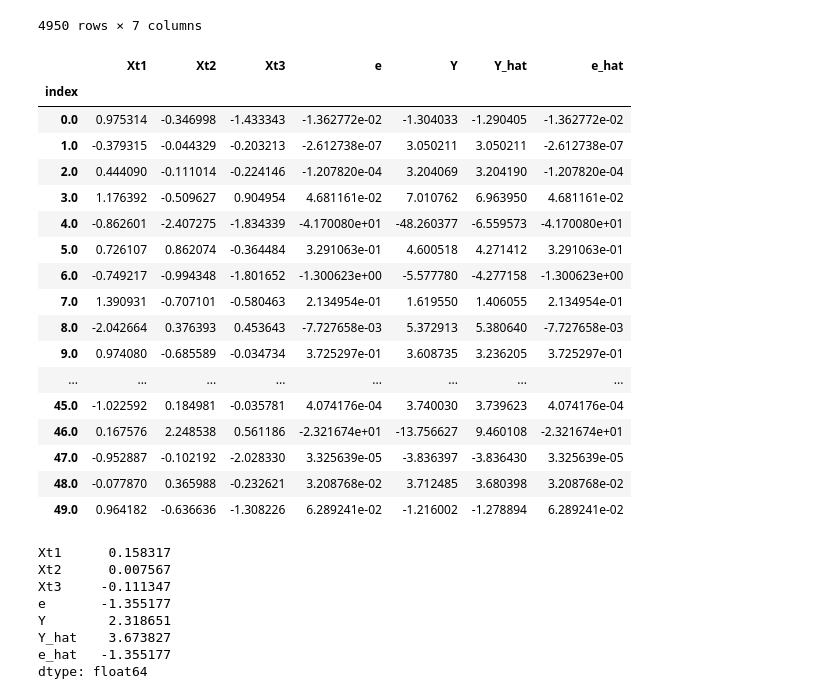
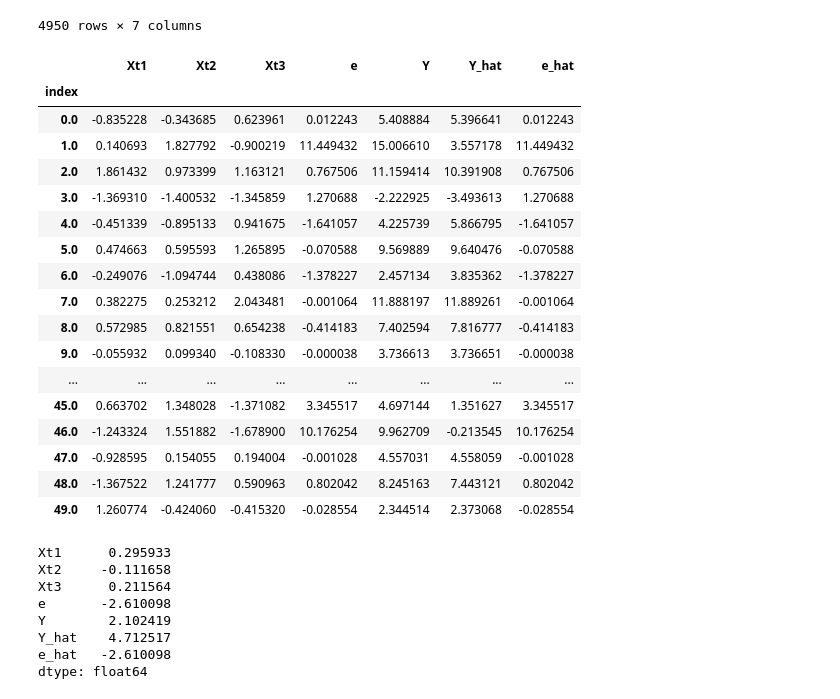
Before and after one commit to iam-fern/Research, a Jupyter notebook: ex_sampling_generate_data.ipynb, the cells around one changed output. Drawn from its saved outputs; the diff is of its cells as text; code cells hidden in the pictures.

```diff
--- a/ex_sampling_generate_data.ipynb
+++ b/ex_sampling_generate_data.ipynb
@@ -91,37 +93,37 @@ table
 4950 rows × 7 columns
 # %%
 # แสดงค่าของ Replicate ที่ 1.0
-new_table = table.loc[1]
+new_table = table.loc[27]
 new_table
 # %% [output]
 |  | Xt1 | Xt2 | Xt3 | e | Y | Y_hat | e_hat |
 | index |  |  |  |  |  |  |  |
-| 0.0 | 0.975314 | -0.346998 | -1.433343 | -1.362772e-02 | -1.304033 | -1.290405 | -1.362772e-02 |
-| 1.0 | -0.379315 | -0.044329 | -0.203213 | -2.612738e-07 | 3.050211 | 3.050211 | -2.612738e-07 |
-| 2.0 | 0.444090 | -0.111014 | -0.224146 | -1.207820e-04 | 3.204069 | 3.204190 | -1.207820e-04 |
-| 3.0 | 1.176392 | -0.509627 | 0.904954 | 4.681161e-02 | 7.010762 | 6.963950 | 4.681161e-02 |
-| 4.0 | -0.862601 | -2.407275 | -1.834339 | -4.170080e+01 | -48.260377 | -6.559573 | -4.170080e+01 |
-| 5.0 | 0.726107 | 0.862074 | -0.364484 | 3.291063e-01 | 4.600518 | 4.271412 | 3.291063e-01 |
-| 6.0 | -0.749217 | -0.994348 | -1.801652 | -1.300623e+00 | -5.577780 | -4.277158 | -1.300623e+00 |
-| 7.0 | 1.390931 | -0.707101 | -0.580463 | 2.134954e-01 | 1.619550 | 1.406055 | 2.134954e-01 |
-| 8.0 | -2.042664 | 0.376393 | 0.453643 | -7.727658e-03 | 5.372913 | 5.380640 | -7.727658e-03 |
-| 9.0 | 0.974080 | -0.685589 | -0.034734 | 3.725297e-01 | 3.608735 | 3.236205 | 3.725297e-01 |
+| 0.0 | -0.835228 | -0.343685 | 0.623961 | 0.012243 | 5.408884 | 5.396641 | 0.012243 |
+| 1.0 | 0.140693 | 1.827792 | -0.900219 | 11.449432 | 15.006610 | 3.557178 | 11.449432 |
+| 2.0 | 1.861432 | 0.973399 | 1.163121 | 0.767506 | 11.159414 | 10.391908 | 0.767506 |
+| 3.0 | -1.369310 | -1.400532 | -1.345859 | 1.270688 | -2.222925 | -3.493613 | 1.270688 |
+| 4.0 | -0.451339 | -0.895133 | 0.941675 | -1.641057 | 4.225739 | 5.866795 | -1.641057 |
+| 5.0 | 0.474663 | 0.595593 | 1.265895 | -0.070588 | 9.569889 | 9.640476 | -0.070588 |
+| 6.0 | -0.249076 | -1.094744 | 0.438086 | -1.378227 | 2.457134 | 3.835362 | -1.378227 |
+| 7.0 | 0.382275 | 0.253212 | 2.043481 | -0.001064 | 11.888197 | 11.889261 | -0.001064 |
+| 8.0 | 0.572985 | 0.821551 | 0.654238 | -0.414183 | 7.402594 | 7.816777 | -0.414183 |
+| 9.0 | -0.055932 | 0.099340 | -0.108330 | -0.000038 | 3.736613 | 3.736651 | -0.000038 |
 | ... | ... | ... | ... | ... | ... | ... | ... |
-| 45.0 | -1.022592 | 0.184981 | -0.035781 | 4.074176e-04 | 3.740030 | 3.739623 | 4.074176e-04 |
-| 46.0 | 0.167576 | 2.248538 | 0.561186 | -2.321674e+01 | -13.756627 | 9.460108 | -2.321674e+01 |
-| 47.0 | -0.952887 | -0.102192 | -2.028330 | 3.325639e-05 | -3.836397 | -3.836430 | 3.325639e-05 |
-| 48.0 | -0.077870 | 0.365988 | -0.232621 | 3.208768e-02 | 3.712485 | 3.680398 | 3.208768e-02 |
-| 49.0 | 0.964182 | -0.636636 | -1.308226 | 6.289241e-02 | -1.216002 | -1.278894 | 6.289241e-02 |
+| 45.0 | 0.663702 | 1.348028 | -1.371082 | 3.345517 | 4.697144 | 1.351627 | 3.345517 |
+| 46.0 | -1.243324 | 1.551882 | -1.678900 | 10.176254 | 9.962709 | -0.213545 | 10.176254 |
+| 47.0 | -0.928595 | 0.154055 | 0.194004 | -0.001028 | 4.557031 | 4.558059 | -0.001028 |
+| 48.0 | -1.367522 | 1.241777 | 0.590963 | 0.802042 | 8.245163 | 7.443121 | 0.802042 |
+| 49.0 | 1.260774 | -0.424060 | -0.415320 | -0.028554 | 2.344514 | 2.373068 | -0.028554 |
 # %%
 new_table.mean()
 # %% [output]
-Xt1      0.158317
-Xt2      0.007567
-Xt3     -0.111347
-e       -1.355177
-Y        2.318651
-Y_hat    3.673827
-e_hat   -1.355177
+Xt1      0.295933
+Xt2     -0.111658
+Xt3      0.211564
+e       -2.610098
+Y        2.102419
+Y_hat    4.712517
+e_hat   -2.610098
 dtype: float64
 # %%
 new_table.plot(x ='Y_hat', y='e_hat', kind = 'scatter')
```
Also changed, not shown: parts of 2 cells of this notebook.
